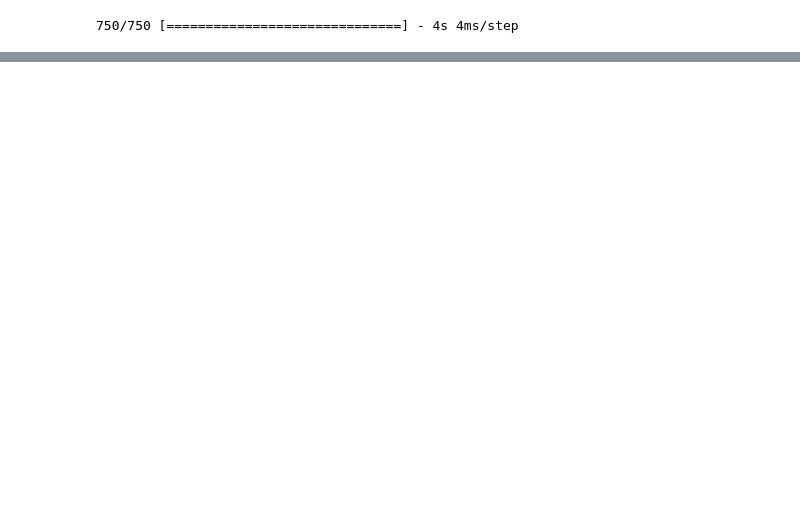
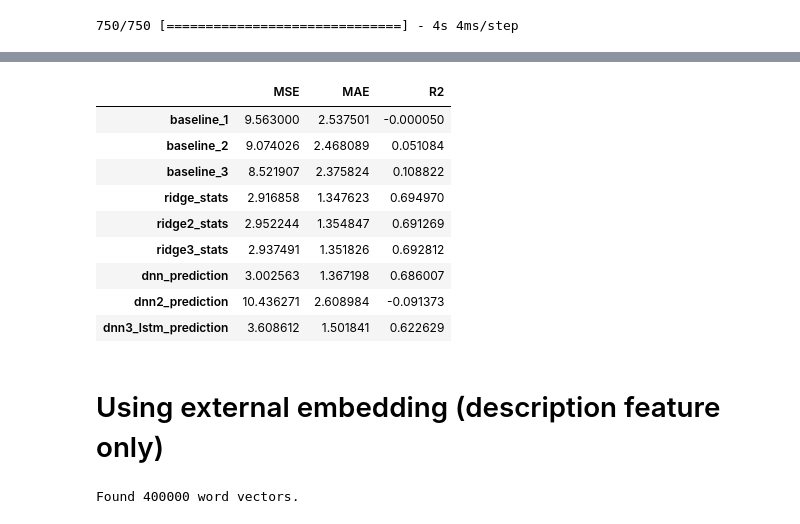
Before and after one commit to binyamin9913/Python_ML-2022, a Jupyter notebook: Final project/Score prediction-binyaminH.ipynb, the cells around one changed output, grey strips where cells are left out. Cells and saved outputs as stored; diff of their text form; code cells hidden in the pictures; blank space fills up the shorter version.

```diff
--- a/Final project/Score prediction-binyaminH.ipynb
+++ b/Final project/Score prediction-binyaminH.ipynb
@@ -1147 +1101,17 @@ R2     0.643004
 dtype: float64
+# %%
+all_compared = pd.DataFrame([b1_stats, b2_stats, b3_stats, ridge_stats, ridge2_stats,ridge3_stats,dnn_stats, dnn2_stats,dnn3_lstm_prediction], index=['baseline_1', 'baseline_2','baseline_3', 'ridge_stats', 'ridge2_stats','ridge3_stats', 'dnn_prediction', 'dnn2_prediction','dnn3_lstm_prediction'])
+all_compared
+# %% [output]
+|  | MSE | MAE | R2 |
+| baseline_1 | 9.563000 | 2.537501 | -0.000050 |
+| baseline_2 | 9.074026 | 2.468089 | 0.051084 |
+| baseline_3 | 8.521907 | 2.375824 | 0.108822 |
+| ridge_stats | 2.916858 | 1.347623 | 0.694970 |
+| ridge2_stats | 2.952244 | 1.354847 | 0.691269 |
+| ridge3_stats | 2.937491 | 1.351826 | 0.692812 |
+| dnn_prediction | 3.002563 | 1.367198 | 0.686007 |
+| dnn2_prediction | 10.436271 | 2.608984 | -0.091373 |
+| dnn3_lstm_prediction | 3.608612 | 1.501841 | 0.622629 |
+# %% [markdown]
+# Using external embedding (description feature only)
@@ -1147,0 +1126,11 @@ dtype: float64
+# %%
+embeddings_index = {}
+with open(path_to_glove_file) as f:
+    for line in f:
+        word, coefs = line.split(maxsplit=1)
+        coefs = np.fromstring(coefs, "f", sep=" ")
+        embeddings_index[word] = coefs
+
+print("Found %s word vectors." % len(embeddings_index))
+# %% [output]
+Found 400000 word vectors.
```
Also changed, not shown: parts of 80 cells of this notebook.
